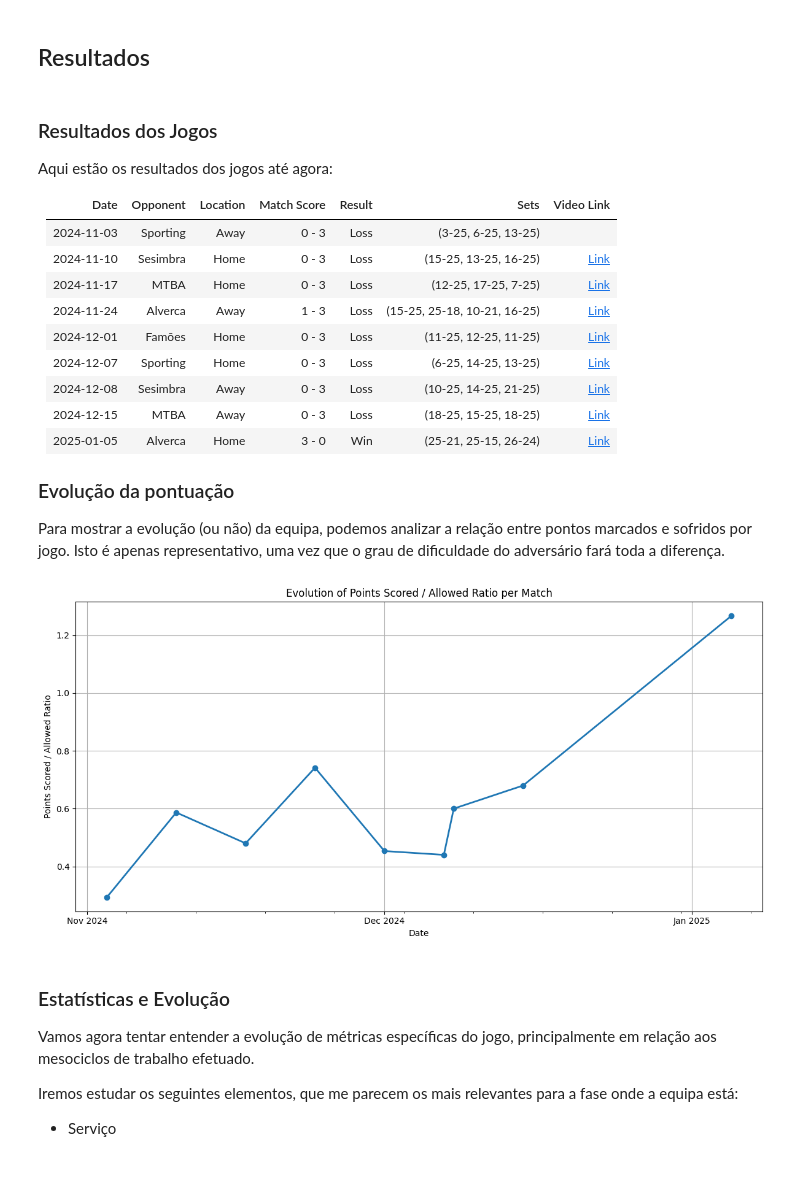
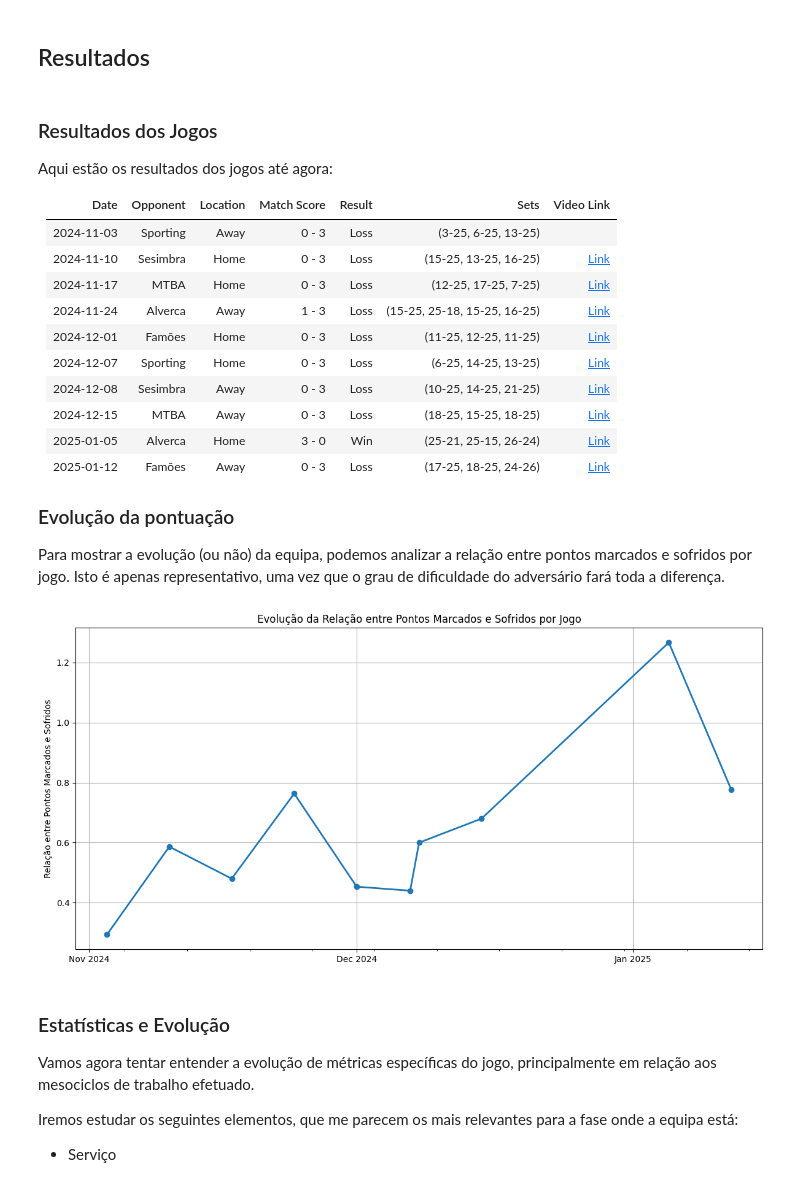
Before and after one commit to pmalves/coach-report-lv1, a Jupyter notebook: Dossier_de_Estágio_Pedro_Alves.ipynb, the cells around one changed output. Saved outputs shown, nothing was run; the diff lists cells and outputs as text; code cells hidden in the pictures.

```diff
--- a/Dossier_de_Estágio_Pedro_Alves.ipynb
+++ b/Dossier_de_Estágio_Pedro_Alves.ipynb
@@ -670,7 +674,8 @@ mesocycles = [
     ["KI", "2024-10-24", "2024-11-08"],
     ["KII", "2024-11-11", "2024-11-28"],
     ["Serve-Receive", "2024-12-01", "2024-12-17"],
-    ["KI", "2024-12-20", "2025-01-10"]
+    ["KI", "2024-12-20", "2025-01-10"],
+    ["KII", "2025-01-13", "2025-01-31"]
 ]
 
 # Convert the mesocycles list into a DataFrame
@@ -749,7 +754,8 @@ video_links = [
     {"Date": "2024-12-07", "Video Link": "https://youtu.be/N_xVWuPt_9A"},
     {"Date": "2024-12-08", "Video Link": "https://youtu.be/mu4TWg6qSXI"},
     {"Date": "2024-12-15", "Video Link": "https://youtu.be/8NMf0PD-Vms"},
-    {"Date": "2025-01-05", "Video Link": "https://youtu.be/JiAHgfUyZVU"}
+    {"Date": "2025-01-05", "Video Link": "https://youtu.be/JiAHgfUyZVU"},
+    {"Date": "2025-01-12", "Video Link": "https://youtu.be/yZoem7PeX8Q"}
 ]
 
 
@@ -1113,9 +1119,8 @@ plt.figure(figsize=(12, 6))
 plt.plot(matches_df['Date'], matches_df['Points Scored / Allowed Ratio'], marker='o', linestyle='-', linewidth=2)
 
 # Step 5: Customize the chart
-plt.title('Evolution of Points Scored / Allowed Ratio per Match')
-plt.xlabel('Date')
-plt.ylabel('Points Scored / Allowed Ratio')
+plt.title('Evolução da Relação entre Pontos Marcados e Sofridos por Jogo')
+plt.ylabel('Relação entre Pontos Marcados e Sofridos')
 # plt.xticks(rotation=45)
 plt.grid(True)
 
@@ -1127,35 +1132,36 @@ plt.gca().xaxis.set_minor_locator(mdates.WeekdayLocator())  # Minor ticks for we
 plt.tight_layout()
 
 # Show the chart
 plt.show()
 
 # stats_match_df.columns
 # %% [output]
 
 
 ### Resultados dos Jogos
 
 Aqui estão os resultados dos jogos até agora:
 
 
 | Date                | Opponent   | Location   | Match Score   | Result   | Sets                         | Video Link                           |
 |:--------------------|:-----------|:-----------|:--------------|:---------|:-----------------------------|:-------------------------------------|
 | 2024-11-03 | Sporting   | Away       | 0 - 3         | Loss     | (3-25, 6-25, 13-25)          |                                      |
 | 2024-11-10 | Sesimbra   | Home       | 0 - 3         | Loss     | (15-25, 13-25, 16-25)        | [Link](https://youtu.be/kIO4kf_FOAo) |
 | 2024-11-17 | MTBA       | Home       | 0 - 3         | Loss     | (12-25, 17-25, 7-25)         | [Link](https://youtu.be/q7v3x_S3nNo) |
-| 2024-11-24 | Alverca    | Away       | 1 - 3         | Loss     | (15-25, 25-18, 10-21, 16-25) | [Link](https://youtu.be/kIO4kf_FOAo) |
+| 2024-11-24 | Alverca    | Away       | 1 - 3         | Loss     | (15-25, 25-18, 15-25, 16-25) | [Link](https://youtu.be/kIO4kf_FOAo) |
 | 2024-12-01 | Famões     | Home       | 0 - 3         | Loss     | (11-25, 12-25, 11-25)        | [Link](https://youtu.be/1owqKSwnqMI) |
 | 2024-12-07 | Sporting   | Home       | 0 - 3         | Loss     | (6-25, 14-25, 13-25)         | [Link](https://youtu.be/N_xVWuPt_9A) |
 | 2024-12-08 | Sesimbra   | Away       | 0 - 3         | Loss     | (10-25, 14-25, 21-25)        | [Link](https://youtu.be/mu4TWg6qSXI) |
 | 2024-12-15 | MTBA       | Away       | 0 - 3         | Loss     | (18-25, 15-25, 18-25)        | [Link](https://youtu.be/8NMf0PD-Vms) |
 | 2025-01-05 | Alverca    | Home       | 3 - 0         | Win      | (25-21, 25-15, 26-24)        | [Link](https://youtu.be/JiAHgfUyZVU) |
+| 2025-01-12 | Famões     | Away       | 0 - 3         | Loss     | (17-25, 18-25, 24-26)        | [Link](https://youtu.be/yZoem7PeX8Q) |
 
 ### Evolução da pontuação
 
 Para mostrar a evolução (ou não) da equipa, podemos analizar a relação entre
 pontos marcados e sofridos por jogo. Isto é apenas representativo, uma vez que o
 grau de dificuldade do adversário fará toda a diferença.
-[figure, old version]
+[figure, new version]
 # %% [markdown]
 ### Estatísticas e Evolução
 
```
Also changed, not shown: parts of 8 cells of this notebook.
